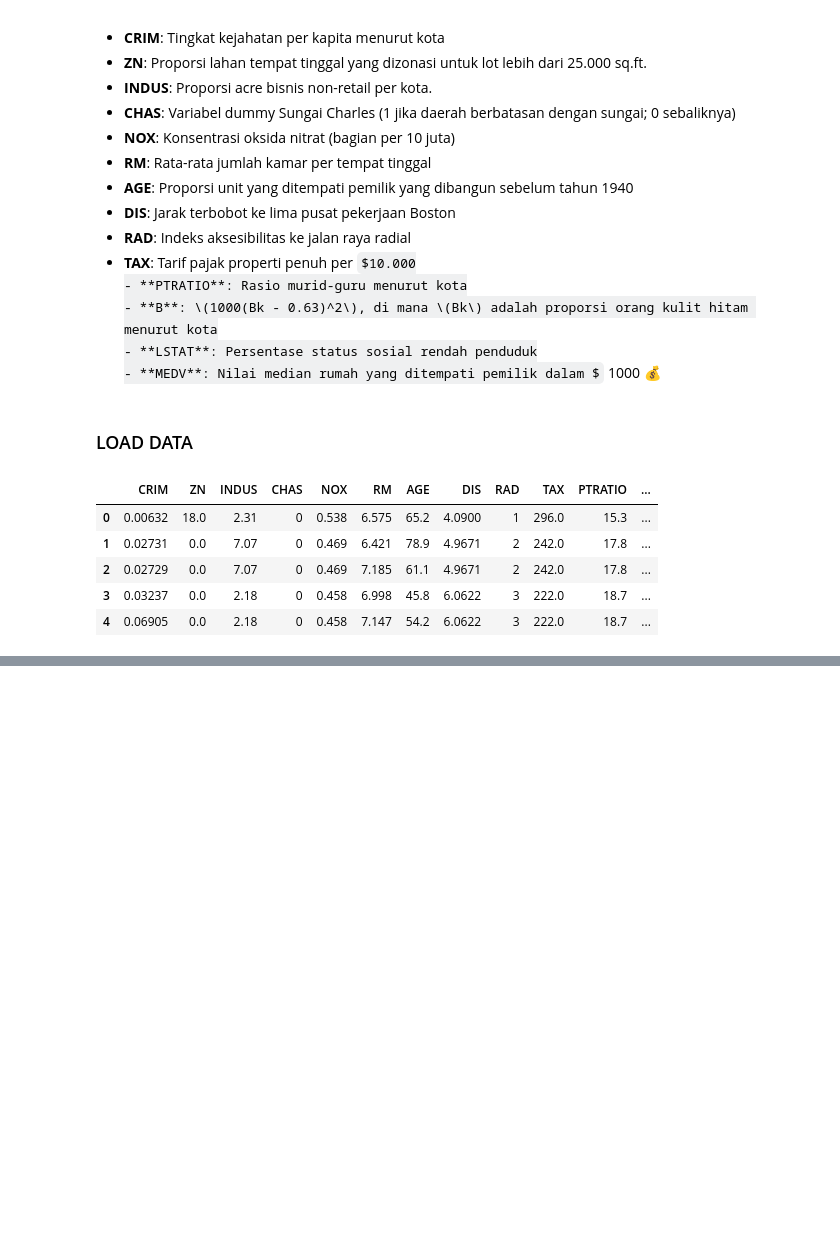
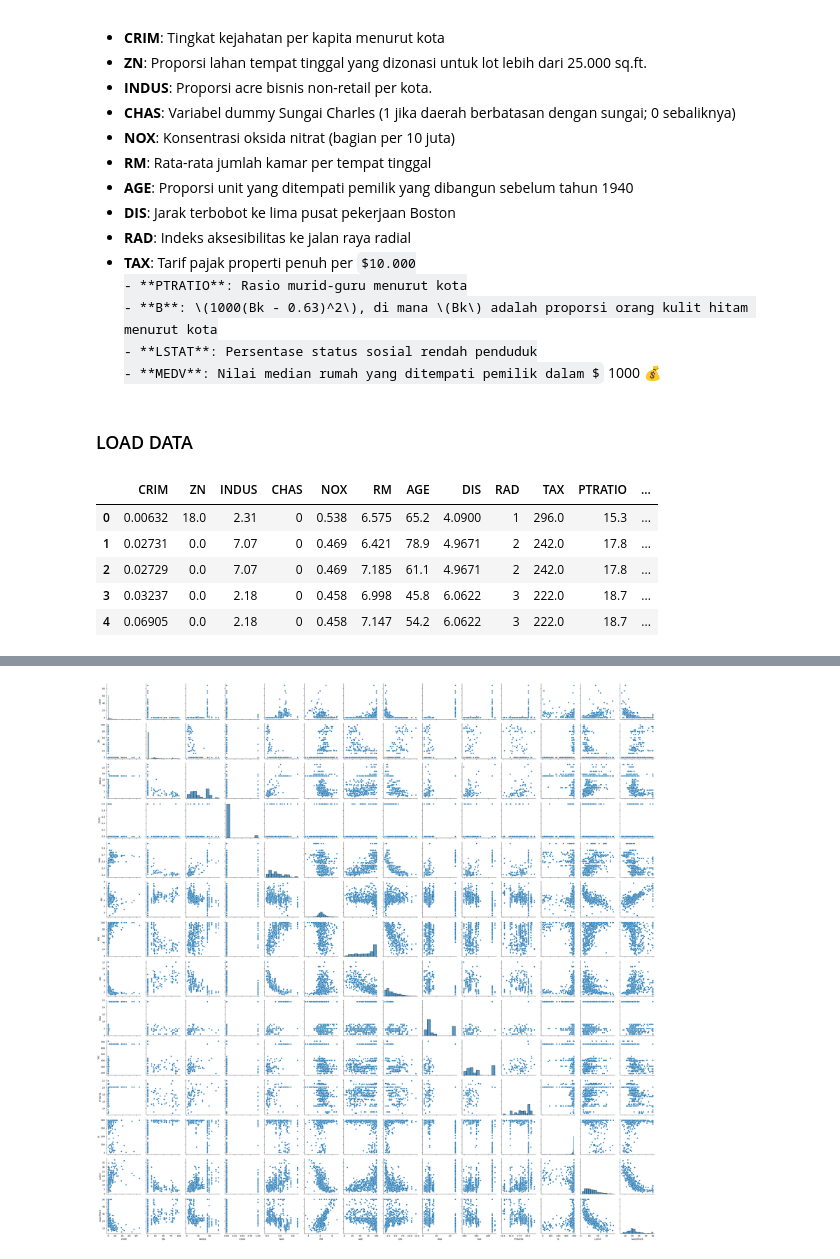
Before and after one commit to IvanSholana/Machine-Learning-Project, a Jupyter notebook: Boston House Price/BostonPrice.ipynb, the cells around one changed output, grey strips where cells are left out. Cells and saved outputs as stored; diff of their text form; code cells hidden in the pictures; some formulas as TeX source; blank space fills up the shorter version.

Commit message:
add boston visualize

```diff
--- a/Boston House Price/BostonPrice.ipynb
+++ b/Boston House Price/BostonPrice.ipynb
@@ -26,9 +26,9 @@ Dataset Rumah di Boston berasal dari informasi yang dikumpulkan oleh Layanan Sen
 # %%
 column_names = ['CRIM', 'ZN', 'INDUS', 'CHAS', 'NOX', 'RM', 'AGE', 'DIS', 'RAD', 'TAX', 'PTRATIO', 'B', 'LSTAT', 'SALEPRICE']
 # %%
-df_train = pd.read_csv('./dataset/housing.csv',header=None, delimiter=r"\s+", names=column_names)
+df = pd.read_csv('./dataset/housing.csv',header=None, delimiter=r"\s+", names=column_names)
 
-df_train.head()
+df.head()
 # %% [output]
 |  | CRIM | ZN | INDUS | CHAS | NOX | RM | AGE | DIS | RAD | TAX | PTRATIO | ... |
 | 0 | 0.00632 | 18.0 | 2.31 | 0 | 0.538 | 6.575 | 65.2 | 4.0900 | 1 | 296.0 | 15.3 | ... |
@@ -38,0 +91,5 @@ df_train.head()
+# %%
+sns.pairplot(df,height=2.5)
+plt.tight_layout()
+# %% [output]
+[figure, added]
```
Also changed, not shown: parts of 7 cells of this notebook, 1 other file.
